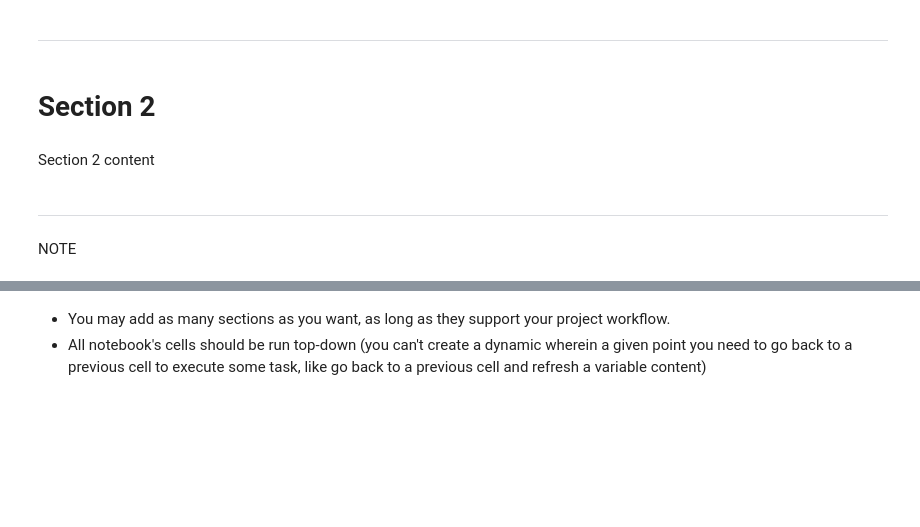
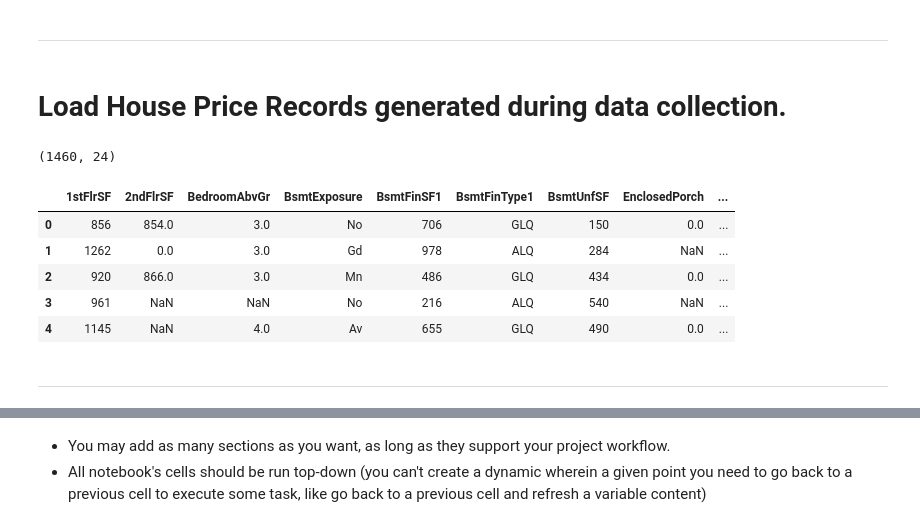
Before and after one commit to SashG91/Heritage-Housing-Issues-PP5, a Jupyter notebook: jupyter_notebooks/02_Sales_Price_Study.ipynb, the cells around one changed output, grey strips where cells are left out. Saved outputs shown, nothing was run; the diff lists cells and outputs as text; code cells hidden in the pictures; blank space fills up the shorter version.

```diff
--- a/jupyter_notebooks/02_Sales_Price_Study.ipynb
+++ b/jupyter_notebooks/02_Sales_Price_Study.ipynb
@@ -61,10 +77,22 @@ Section 1 content
+# %%
+import pandas as pd
+pd.options.display.max_columns = None
+pd.options.display.max_rows = None
 # %% [markdown]
 ---
-# %% [markdown]
-# Section 2
-# %% [markdown]
-Section 2 content
+# %% [markdown]
+# Load House Price Records generated during data collection.
+# %%
+df = pd.read_csv(f"inputs/datasets/raw/house-price-20211124T154130Z-001/house-price/house_prices_records.csv")
+print(df.shape)
+df.head()
+# %% [output]
+(1460, 24)
+|  | 1stFlrSF | 2ndFlrSF | BedroomAbvGr | BsmtExposure | BsmtFinSF1 | BsmtFinType1 | BsmtUnfSF | EnclosedPorch | ... |
+| 0 | 856 | 854.0 | 3.0 | No | 706 | GLQ | 150 | 0.0 | ... |
+| 1 | 1262 | 0.0 | 3.0 | Gd | 978 | ALQ | 284 | NaN | ... |
+| 2 | 920 | 866.0 | 3.0 | Mn | 486 | GLQ | 434 | 0.0 | ... |
+| 3 | 961 | NaN | NaN | No | 216 | ALQ | 540 | NaN | ... |
+| 4 | 1145 | NaN | 4.0 | Av | 655 | GLQ | 490 | 0.0 | ... |
 # %% [markdown]
 ---
-# %% [markdown]
-NOTE
```
Also changed, not shown: parts of 27 cells of this notebook, 7 other files.
